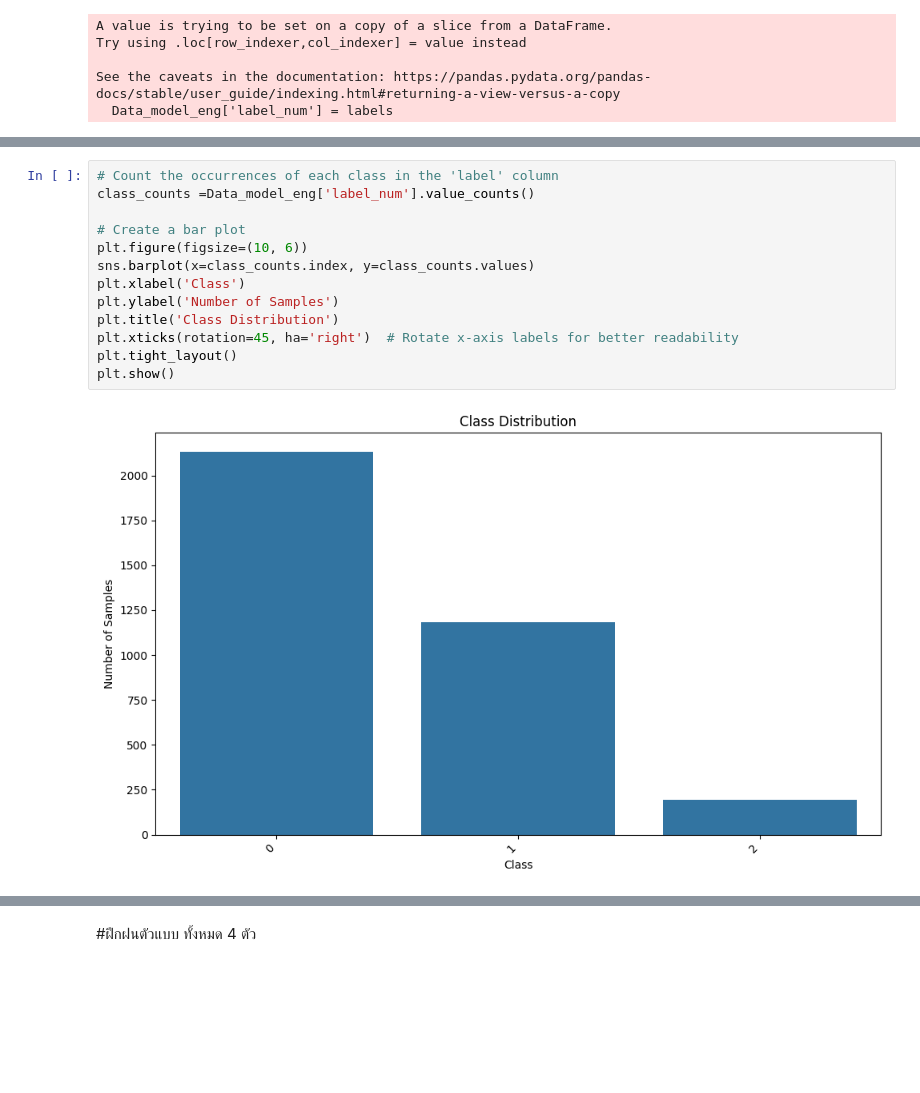
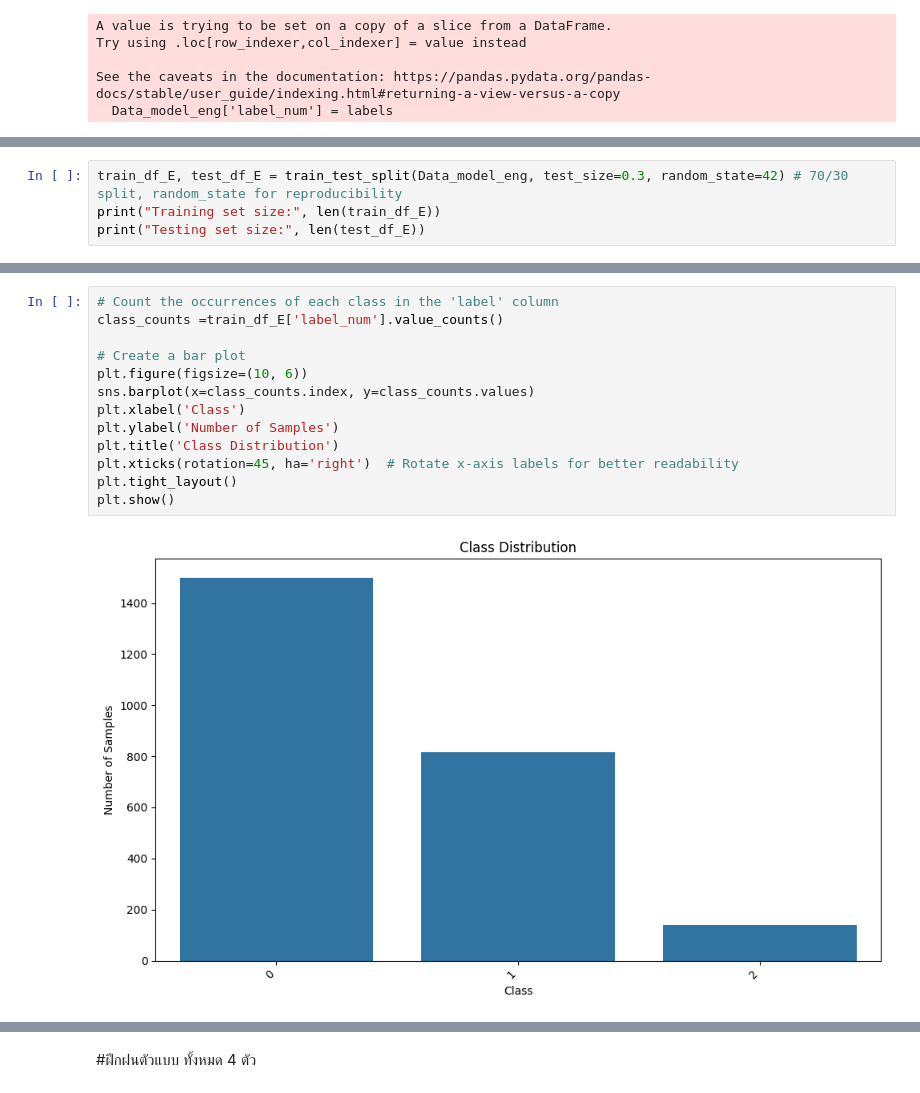
Before and after one commit to MOOwuttichai/NCDs_Listener, a Jupyter notebook: C_Model.ipynb, the cells around one changed output, grey strips where cells are left out. Drawn from its saved outputs; the diff is of its cells as text; blank space fills up the shorter version.

```diff
--- a/C_Model.ipynb
+++ b/C_Model.ipynb
@@ -191,0 +183,4 @@ Data_model_eng
+# %%
+train_df_E, test_df_E = train_test_split(Data_model_eng, test_size=0.3, random_state=42) # 70/30 split, random_state for reproducibility
+print("Training set size:", len(train_df_E))
+print("Testing set size:", len(test_df_E))
@@ -192,17 +206,17 @@ Data_model_eng
 # %%
 # Count the occurrences of each class in the 'label' column
-class_counts =Data_model_eng['label_num'].value_counts()
+class_counts =train_df_E['label_num'].value_counts()
 
 # Create a bar plot
 plt.figure(figsize=(10, 6))
 sns.barplot(x=class_counts.index, y=class_counts.values)
 plt.xlabel('Class')
 plt.ylabel('Number of Samples')
 plt.title('Class Distribution')
 plt.xticks(rotation=45, ha='right')  # Rotate x-axis labels for better readability
 plt.tight_layout()
 plt.show()
 # %% [output]
-[figure, old version]
+[figure, new version]
 # %%
 # Separate features (X) and target (y)
```
Also changed, not shown: parts of 34 cells of this notebook.
